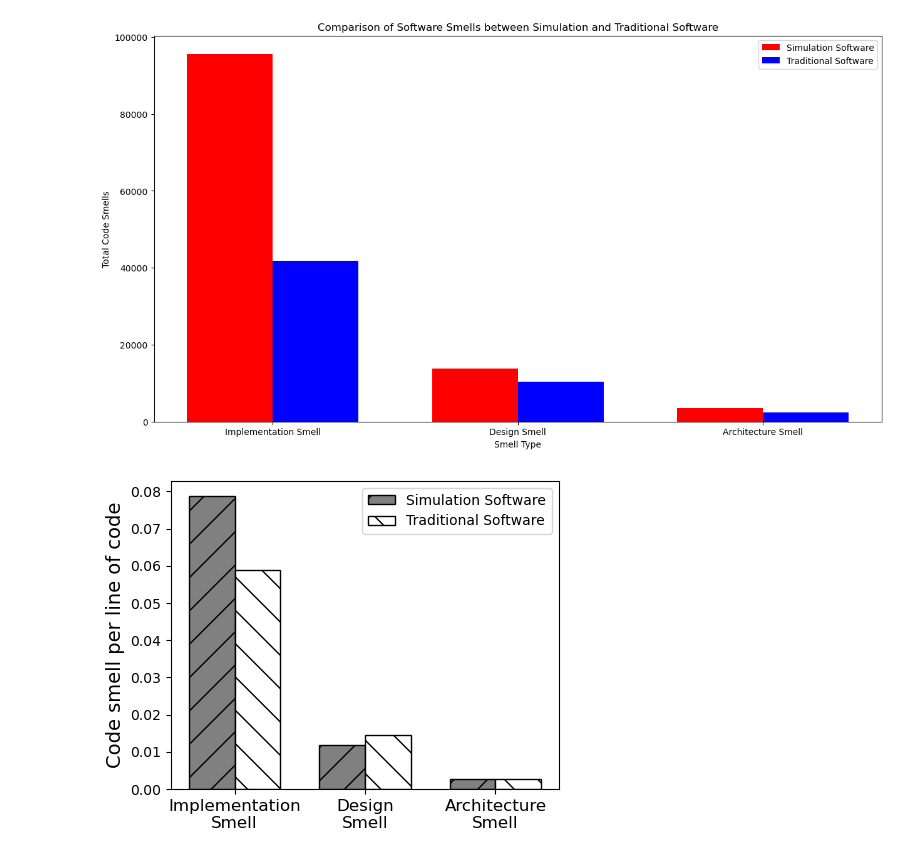
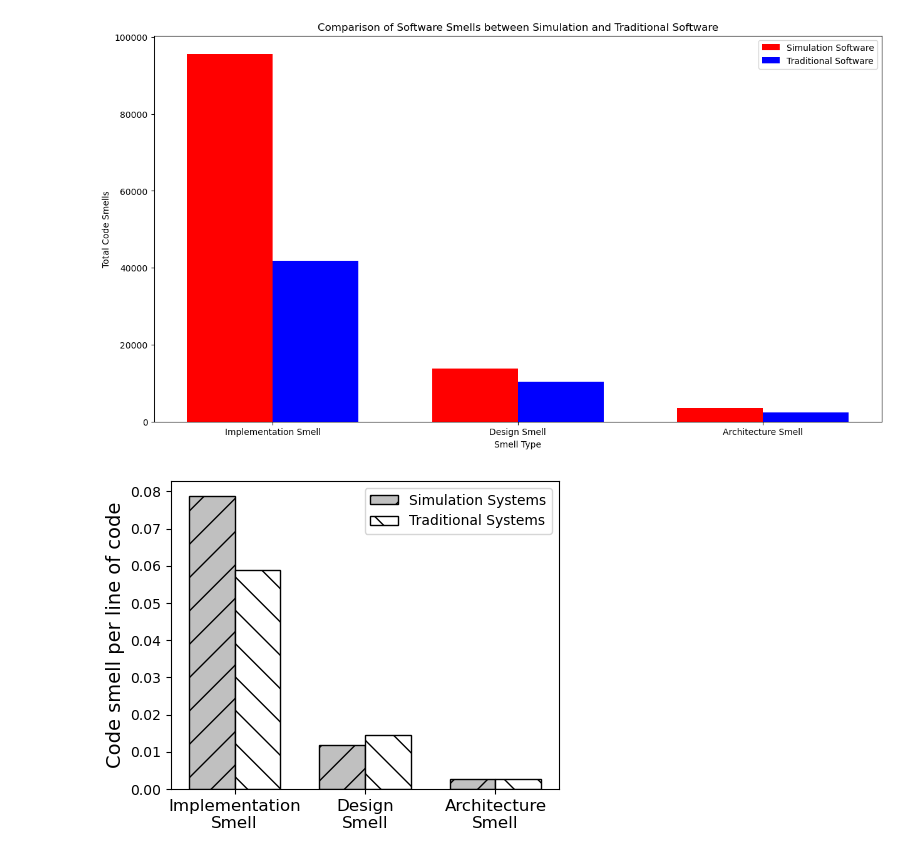
Before and after one commit to riasat-mahbub/sim_emperical_replication, a Jupyter notebook: 3 RQ1 Part 1.ipynb, the cells around one changed output. Saved outputs shown, nothing was run; the diff lists cells and outputs as text; code cells hidden in the pictures.

```diff
--- a/3 RQ1 Part 1.ipynb
+++ b/3 RQ1 Part 1.ipynb
@@ -524,25 +454,25 @@ ax.legend()
 # %%
 import matplotlib.pyplot as plt
 import numpy as np
 
 # Sample data
 categories = ["Implementation\nSmell", "Design\nSmell", "Architecture\nSmell"]
 simulation_data = [migsdf['Count'].sum()/migsdf['LOC'].sum(), mdgsdf['Count'].sum()/mdgsdf['LOC'].sum(), magsdf['Count'].sum()/magsdf['LOC'].sum()]
 traditional_data = [migtdf['Count'].sum()/migtdf['LOC'].sum(), mdgtdf['Count'].sum()/mdgtdf['LOC'].sum(), magtdf['Count'].sum()/magtdf['LOC'].sum()]
 
 fig, ax = plt.subplots(figsize=(5, 4))
 
 bar_width = 0.35
-bar1 = ax.bar(np.arange(len(categories)), simulation_data, bar_width, label='Simulation Software', color='gray', edgecolor='black', hatch='/')
-bar2 = ax.bar(np.arange(len(categories)) + bar_width, traditional_data, bar_width, label='Traditional Software',color='white', edgecolor='black', hatch='\\')
+bar1 = ax.bar(np.arange(len(categories)), simulation_data, bar_width, label='Simulation Systems', color='silver', edgecolor='black', hatch='/')
+bar2 = ax.bar(np.arange(len(categories)) + bar_width, traditional_data, bar_width, label='Traditional Systems',color='white', edgecolor='black', hatch='\\')
 
 # ax.set_xlabel('Smell Type')
 ax.set_ylabel('Code smell per line of code', fontsize=14)
 # ax.set_title('Comparison of Software Smells between Simulation and Traditional Software')
 ax.set_xticks(np.arange(len(categories)) + bar_width / 2)
 ax.set_xticklabels(categories, fontsize=12)
 ax.legend()
 
-plt.savefig('all_smells_bar.png')
+plt.savefig('all_smells_bar.png',bbox_inches='tight', pad_inches=0.2)
 # %% [output]
-[figure, old version]
+[figure, new version]
```
Also changed, not shown: parts of 9 cells of this notebook, 3 other files.
